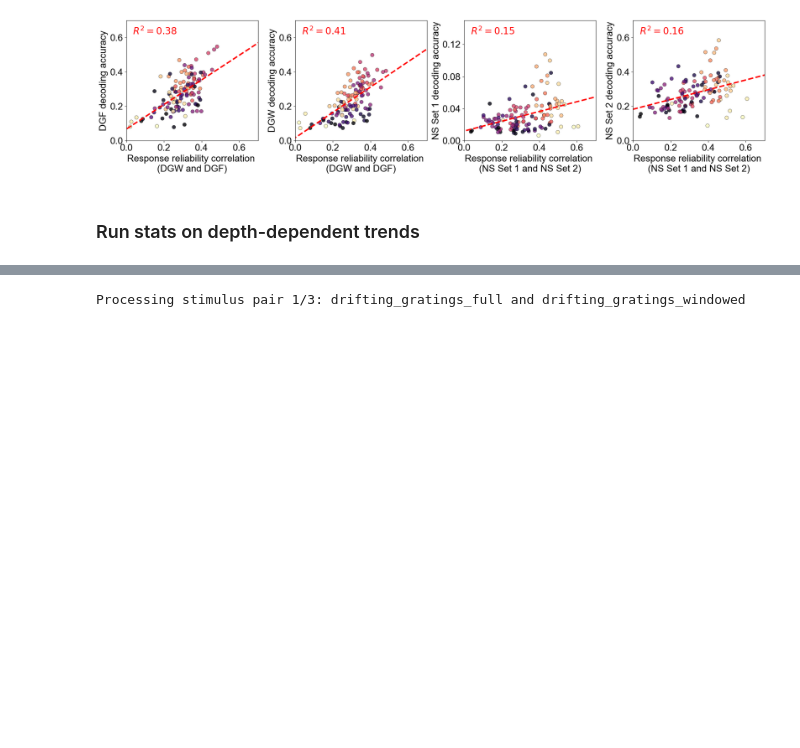
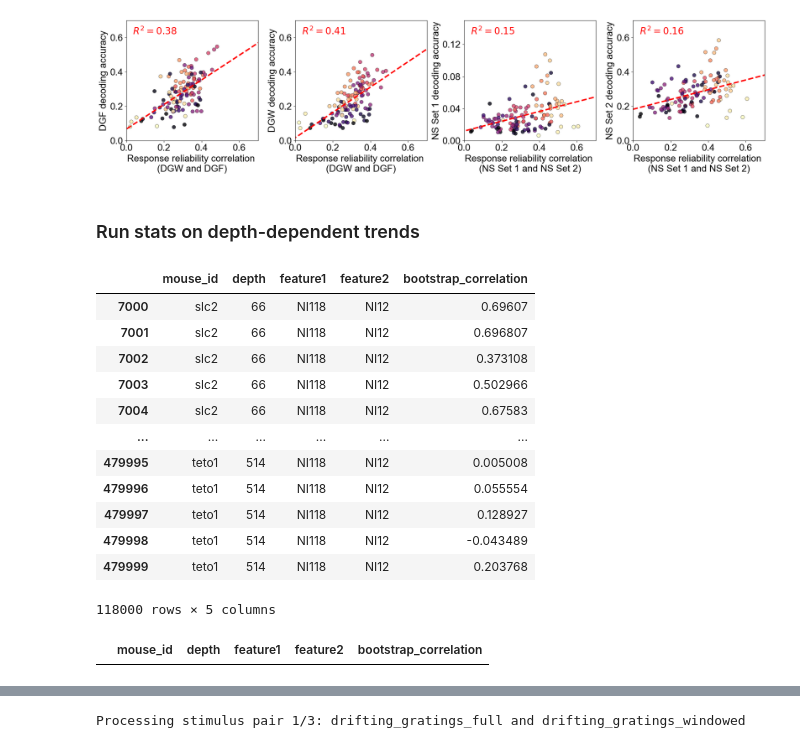
Before and after one commit to sherafatia/v1dd-public, a Jupyter notebook: notebooks/v1dd_figure5.ipynb, the cells around one changed output, grey strips where cells are left out. Saved outputs shown, nothing was run; the diff lists cells and outputs as text; code cells hidden in the pictures; blank space fills up the shorter version.

```diff
--- a/notebooks/v1dd_figure5.ipynb
+++ b/notebooks/v1dd_figure5.ipynb
@@ -528,6 +528,28 @@ def p_to_stars(p):
     elif p < alpha_levels[0]:
         return "*"
     return ""
+# %%
+df = corr_results_df[(corr_results_df['feature1'] == feature1) & (corr_results_df['feature2'] == feature2)].dropna()
+# df.groupby(by=['mouse_id', 'depth'])['bootstrap_correlation'].mean().reset_index()
+df
+# %% [output]
+|  | mouse_id | depth | feature1 | feature2 | bootstrap_correlation |
+| 7000 | slc2 | 66 | NI118 | NI12 | 0.69607 |
+| 7001 | slc2 | 66 | NI118 | NI12 | 0.696807 |
+| 7002 | slc2 | 66 | NI118 | NI12 | 0.373108 |
+| 7003 | slc2 | 66 | NI118 | NI12 | 0.502966 |
+| 7004 | slc2 | 66 | NI118 | NI12 | 0.67583 |
+| ... | ... | ... | ... | ... | ... |
+| 479995 | teto1 | 514 | NI118 | NI12 | 0.005008 |
+| 479996 | teto1 | 514 | NI118 | NI12 | 0.055554 |
+| 479997 | teto1 | 514 | NI118 | NI12 | 0.128927 |
+| 479998 | teto1 | 514 | NI118 | NI12 | -0.043489 |
+| 479999 | teto1 | 514 | NI118 | NI12 | 0.203768 |
+118000 rows × 5 columns
+# %%
+corr_results_df[corr_results_df['feature1'] == feature1]
+# %% [output]
+|  | mouse_id | depth | feature1 | feature2 | bootstrap_correlation |
 # %%
 import itertools
 import numpy as np
```
Also changed, not shown: parts of 1 cell of this notebook, 5 other files.
